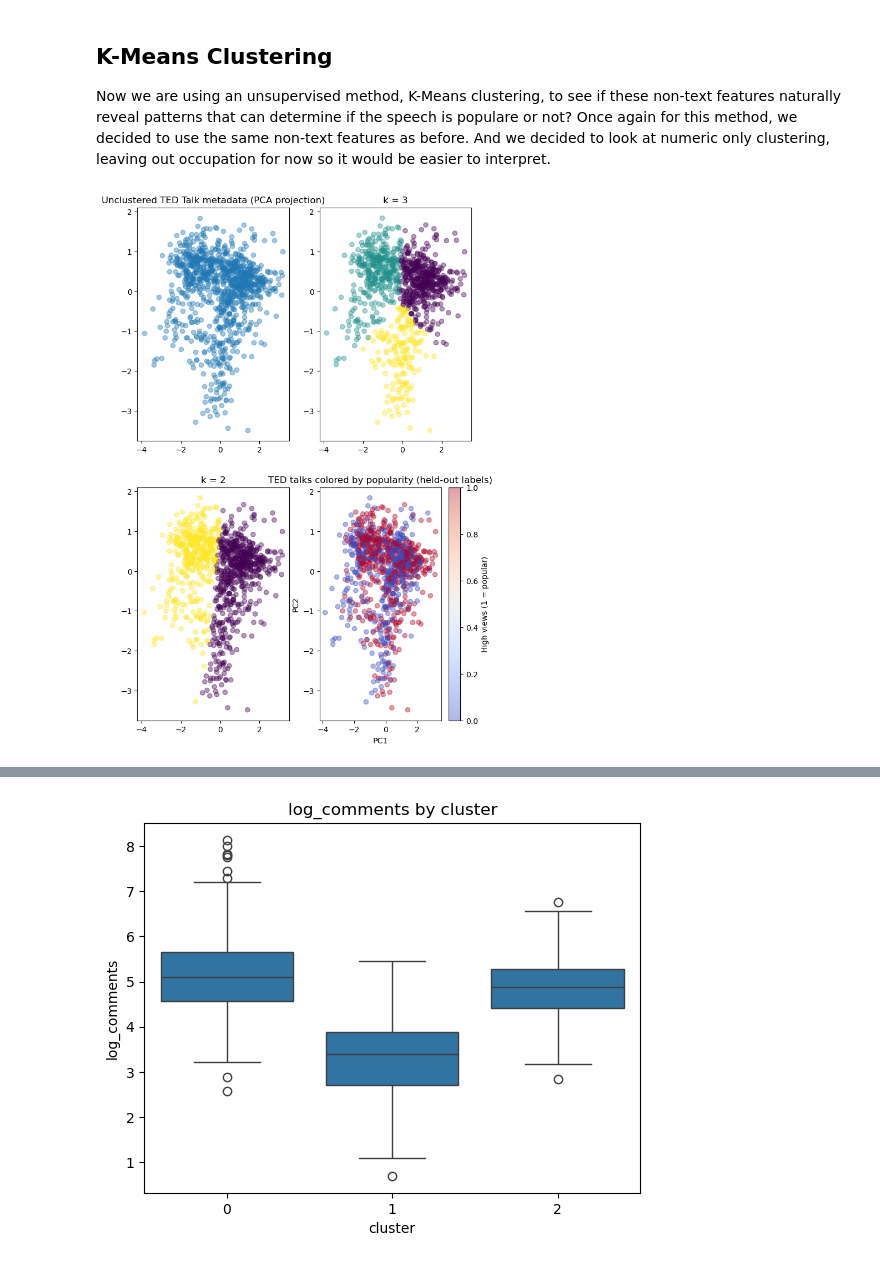
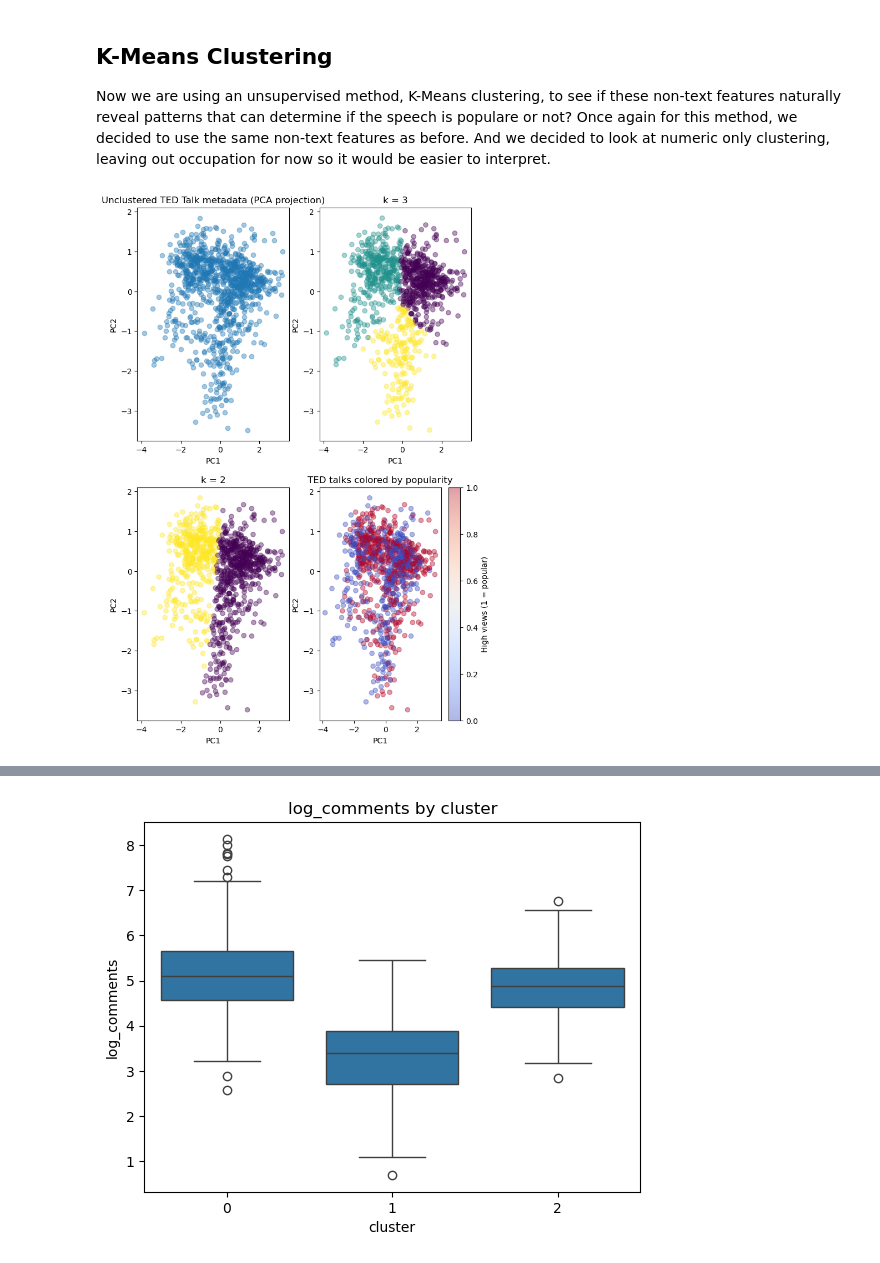
Before and after one commit to kyleenaxin/3350-final, a Jupyter notebook: project.ipynb, the cells around one changed output, grey strips where cells are left out. Cells and saved outputs as stored; diff of their text form; code cells hidden in the pictures.

```diff
--- a/project.ipynb
+++ b/project.ipynb
@@ -382,51 +382,59 @@ features = [
 X = df[features]
 X_scaled = StandardScaler().fit_transform(X)
 
-X_2d = PCA(n_components=2, random_state=42).fit_transform(X_scaled)
+X_2d = PCA(n_components = 2, random_state = 42).fit_transform(X_scaled)
 
 plt.figure(figsize=(12, 12))
 
 # Unclustered data
 plt.subplot(231)
-plt.scatter(X_2d[:, 0], X_2d[:, 1], alpha=0.4)
+plt.scatter(X_2d[:, 0], X_2d[:, 1], alpha = 0.4)
 plt.title("Unclustered TED Talk metadata (PCA projection)")
+plt.xlabel("PC1")
+plt.ylabel("PC2")
 
 # 3 clusters!
 y_pred = KMeans(
-    n_clusters=3,
-    random_state=42,
+    n_clusters = 3,
+    random_state = 42,
     n_init=10
 ).fit_predict(X_scaled)
 
 plt.subplot(232)
 plt.scatter(X_2d[:, 0], X_2d[:, 1], c = y_pred, alpha = 0.4)
 plt.title("k = 3")
+plt.xlabel("PC1")
+plt.ylabel("PC2")
 
 
 # 2 Clusters!
 y_pred = KMeans(
-    n_clusters=2,
-    random_state=42,
-    n_init=10
+    n_clusters = 2,
+    random_state = 42,
+    n_init = 10
 ).fit_predict(X_scaled)
 
 plt.subplot(234)
-plt.scatter(X_2d[:, 0], X_2d[:, 1], c=y_pred, alpha=0.4)
+plt.scatter(X_2d[:, 0], X_2d[:, 1], c = y_pred, alpha = 0.4)
 plt.title("k = 2")
+plt.xlabel("PC1")
+plt.ylabel("PC2")
+
+# plotting the popular and unpopular diff
 
 plt.subplot(235)
 plt.scatter(
     X_2d[:, 0],
     X_2d[:, 1],
-    c=df["high_views"],
-    cmap="coolwarm",
-    alpha=0.4
+    c = df["high_views"],
+    cmap = "coolwarm",
+    alpha = 0.4
 )
 
 plt.xlabel("PC1")
 plt.ylabel("PC2")
-plt.title("TED talks colored by popularity (held-out labels)")
+plt.title("TED talks colored by popularity")
 plt.colorbar(label="High views (1 = popular)")
 plt.show()
 # %% [output]
-[figure, old version]
+[figure, new version]
```
Also changed, not shown: parts of 1 cell of this notebook.
